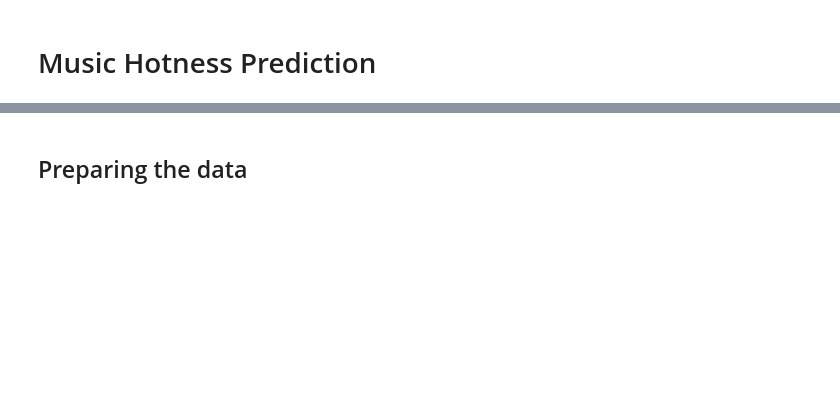
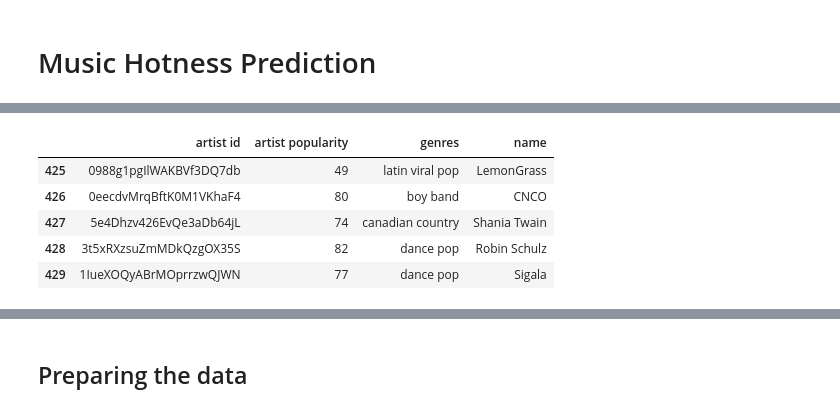
Before and after one commit to itsbhardwaj/Music-Popularity-Predicition, a Jupyter notebook: Music Hotness Prediction.ipynb, the cells around one changed output, grey strips where cells are left out. Cells and saved outputs as stored; diff of their text form; code cells hidden in the pictures; blank space fills up the shorter version.

```diff
--- a/Music Hotness Prediction.ipynb
+++ b/Music Hotness Prediction.ipynb
@@ -24,0 +28,9 @@ songData.head()
+# %%
+artistData.tail()
+# %% [output]
+|  | artist id | artist popularity | genres | name |
+| 425 | 0988g1pgIlWAKBVf3DQ7db | 49 | latin viral pop | LemonGrass |
+| 426 | 0eecdvMrqBftK0M1VKhaF4 | 80 | boy band | CNCO |
+| 427 | 5e4Dhzv426EvQe3aDb64jL | 74 | canadian country | Shania Twain |
+| 428 | 3t5xRXzsuZmMDkQzgOX35S | 82 | dance pop | Robin Schulz |
+| 429 | 1IueXOQyABrMOprrzwQJWN | 77 | dance pop | Sigala |
```
Also changed, not shown: parts of 30 cells of this notebook, 6 other files.
